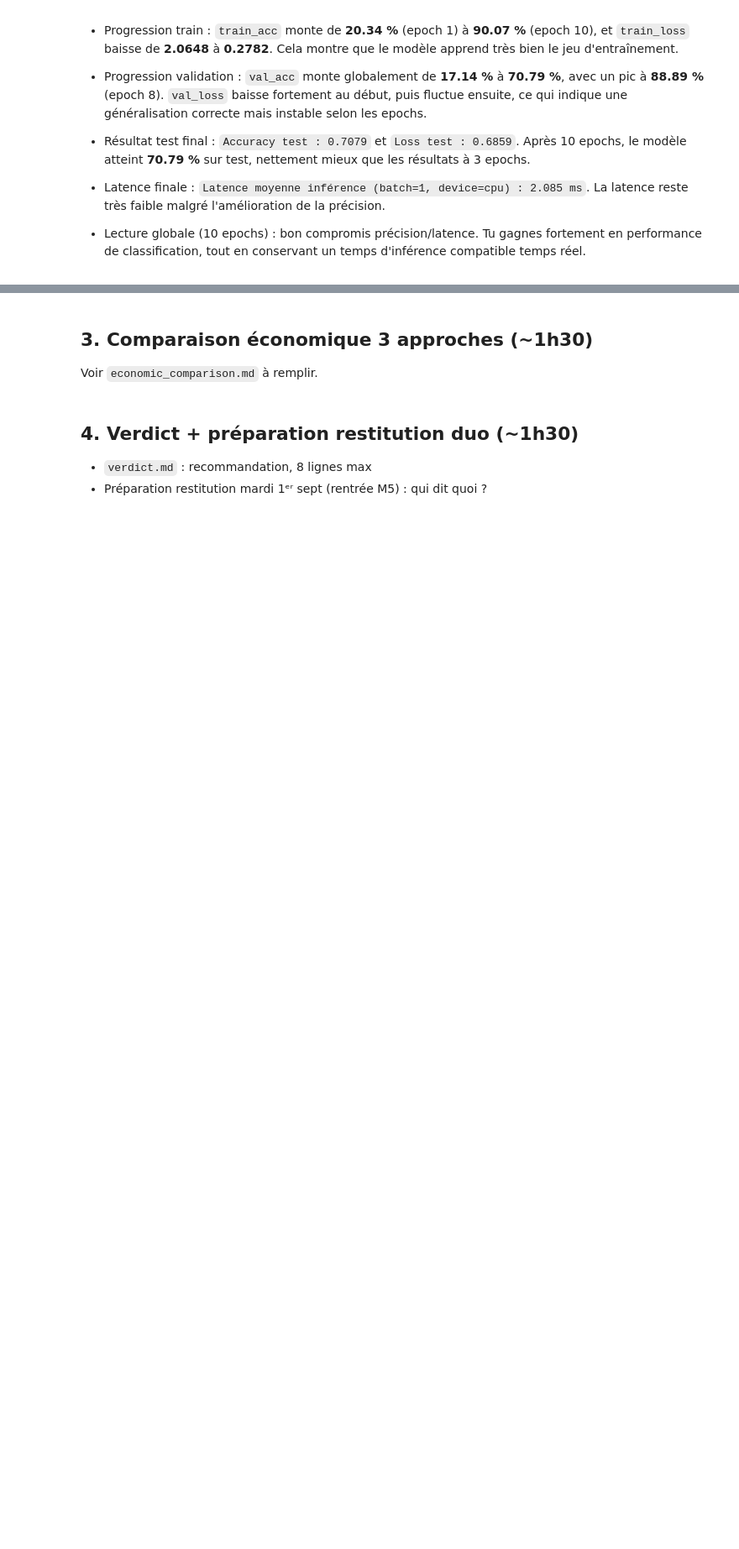
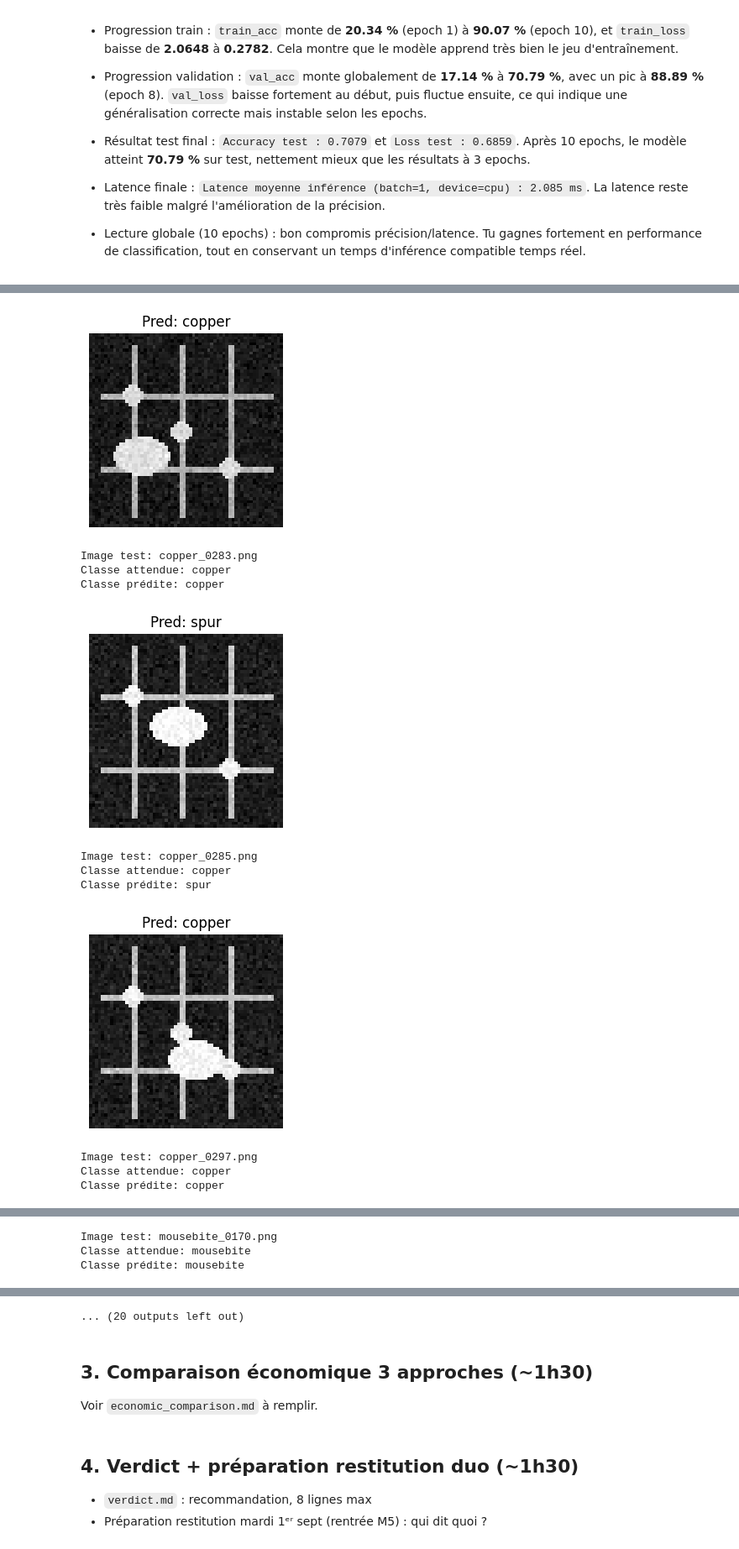
Before and after one commit to userZku/M4-B2-pcb-theo-romain, a Jupyter notebook: notebooks/M4-B2_romain.ipynb, the cells around one changed output, grey strips where cells are left out. Shown at 84% size. Drawn from its saved outputs; the diff is of its cells as text; code cells hidden in the pictures; blank space fills up the shorter version.

Commit message:
feat(test) implémentation de tests pour tester le modèle CNN généré et commité - Romain

```diff
--- a/notebooks/M4-B2_romain.ipynb
+++ b/notebooks/M4-B2_romain.ipynb
@@ -326,3 +326,7 @@ Repères pratiques :
 - Lecture globale (10 epochs) :
   bon compromis précision/latence.
   Tu gagnes fortement en performance de classification, tout en conservant un temps d'inférence compatible temps réel.
+# %%
+# Quelques variables pour les cellules suivantes
+model_path_torch = Path("../models/simple_cnn.pth")
+model_path_joblib = Path("../models/cnn_romain.joblib")
@@ -328,0 +400,69 @@ Repères pratiques :
+# %%
+# Vérification rapide : recharger le modèle et faire une prédiction sur les images de test.
+from pathlib import Path
+import numpy as np
+import joblib
+
+# load tensor
+#model_load = torch.load(model_path_torch)
+# Recharge le modèle sauvegardé
+model_load = joblib.load(model_path_joblib)
+model_load = model_load.to(DEVICE)
+# change le comportement du modèle pour :
+#  Dropout : désactivé (plus de neurones coupés aléatoirement).
+#  BatchNorm : utilise les statistiques apprises pendant l’entraînement au lieu de recalculer sur le batch courant.
+model_load.eval()
+
+def preprocess_image_test(image_path: Path, device: torch.device) -> torch.Tensor:
+    """Charge les images PNG en niveaux de gris et renvoie un tenseur [1, 1, 64, 64]."""
+    with Image.open(image_path) as img:
+        arr = np.array(img.convert("L"), dtype=np.float32) / 255.0
+    x = torch.from_numpy(arr).unsqueeze(0).unsqueeze(0).to(device)
+    return x
+
+# Prendre les images du dossier ../data/test_ccn
+for test_image_path in Path("../data/test_model").glob("*.png"):
+    x = preprocess_image_test(test_image_path, DEVICE)
+
+    with torch.no_grad():
+        logits = model_load(x)
+        pred_idx = int(logits.argmax(dim=1).item())
+        pred_class = CLASSES[pred_idx]
+
+    # Affichage + prédiction
+    with Image.open(test_image_path) as img:
+        plt.figure(figsize=(3, 3))
+        plt.imshow(img.convert("L"), cmap="gray")
+        plt.title(f"Pred: {pred_class}")
+        plt.axis("off")
+        plt.show()
+
+    print(f"Image test: {test_image_path.name}")
+    if test_image_path.name.find("ok") != -1:
+        print(f"Classe attendue: ok")
+    elif test_image_path.name.find("copper") != -1:
+        print(f"Classe attendue: copper")
+    if test_image_path.name.find("mousebite") != -1:
+        print(f"Classe attendue: mousebite")
+    if test_image_path.name.find("open") != -1:
+        print(f"Classe attendue: open")
+    if test_image_path.name.find("pin_hole") != -1:
+        print(f"Classe attendue: pin_hole")
+    if test_image_path.name.find("short") != -1:
+        print(f"Classe attendue: short")
+    if test_image_path.name.find("spur") != -1:
+        print(f"Classe attendue: spur")
+    print(f"Classe prédite: {pred_class}")
+# %% [output]
+[figure, added]
+Image test: copper_0283.png
+Classe attendue: copper
+Classe prédite: copper
+[figure, added]
+Image test: copper_0285.png
+Classe attendue: copper
+Classe prédite: spur
+[figure, added]
+Image test: copper_0297.png
+Classe attendue: copper
+Classe prédite: copper
@@ -328,0 +470,3 @@ Repères pratiques :
+Image test: mousebite_0170.png
+Classe attendue: mousebite
+Classe prédite: mousebite
@@ -329,3 +481,4 @@ Repères pratiques :
+... (20 outputs left out)
 # %% [markdown]
 ## 3. Comparaison économique 3 approches (~1h30)
 
```
Also changed, not shown: parts of 8 cells of this notebook, 18 other files.
